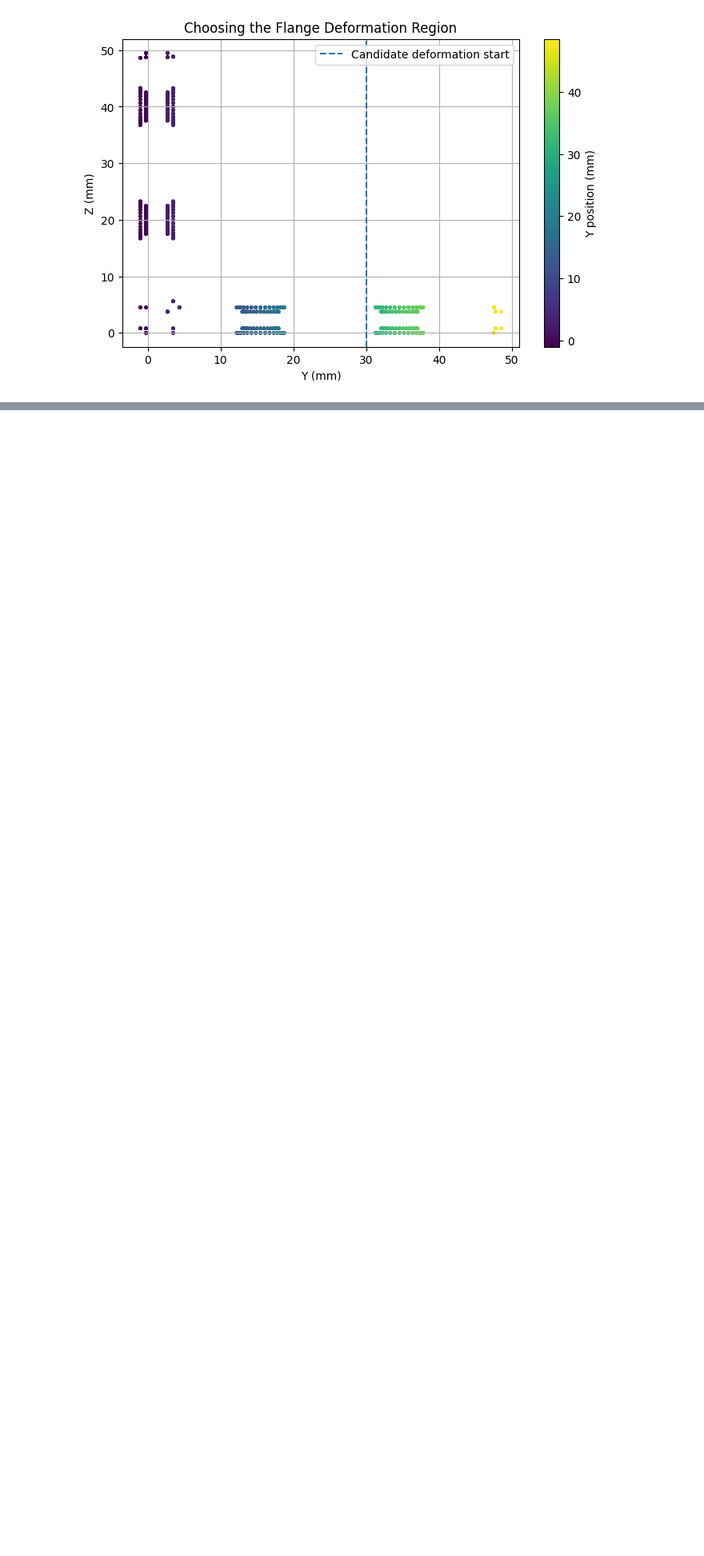
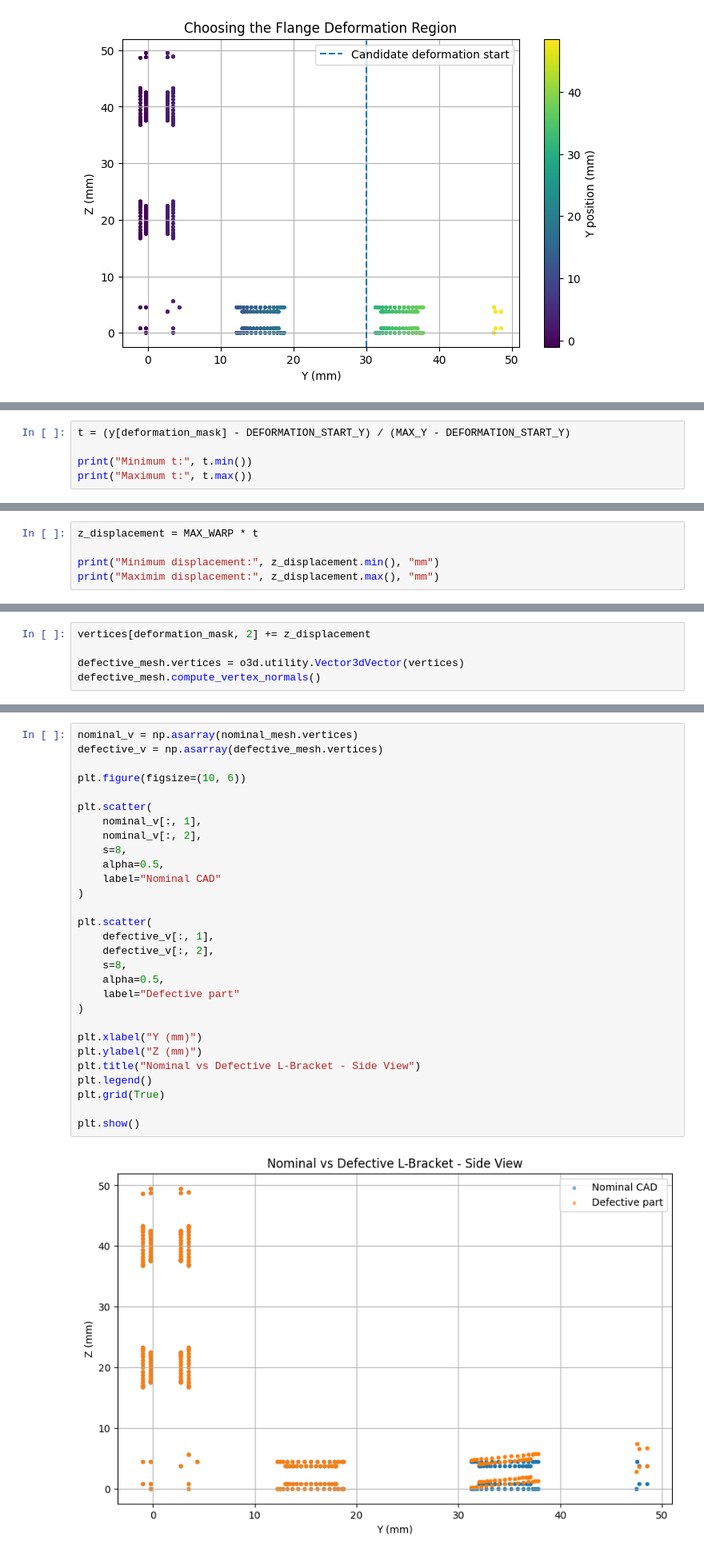
Before and after one commit to saiKelkar/Product_Oriented_Scan-to-CAD_Dimensional_Inspection_System, a Jupyter notebook: scan_to_cad.ipynb, the cells around one changed output, grey strips where cells are left out. Shown at 80% size. Drawn from its saved outputs; the diff is of its cells as text; blank space fills up the shorter version.

```diff
--- a/scan_to_cad.ipynb
+++ b/scan_to_cad.ipynb
@@ -286,0 +367,5 @@ plt.show()
+# %%
+t = (y[deformation_mask] - DEFORMATION_START_Y) / (MAX_Y - DEFORMATION_START_Y)
+
+print("Minimum t:", t.min())
+print("Maximum t:", t.max())
@@ -286,0 +375,5 @@ plt.show()
+# %%
+z_displacement = MAX_WARP * t
+
+print("Minimum displacement:", z_displacement.min(), "mm")
+print("Maximim displacement:", z_displacement.max(), "mm")
@@ -286,0 +383,5 @@ plt.show()
+# %%
+vertices[deformation_mask, 2] += z_displacement
+
+defective_mesh.vertices = o3d.utility.Vector3dVector(vertices)
+defective_mesh.compute_vertex_normals()
@@ -286,0 +406,31 @@ plt.show()
+# %%
+nominal_v = np.asarray(nominal_mesh.vertices)
+defective_v = np.asarray(defective_mesh.vertices)
+
+plt.figure(figsize=(10, 6))
+
+plt.scatter(
+    nominal_v[:, 1],
+    nominal_v[:, 2],
+    s=8,
+    alpha=0.5,
+    label="Nominal CAD"
+)
+
+plt.scatter(
+    defective_v[:, 1],
+    defective_v[:, 2],
+    s=8,
+    alpha=0.5,
+    label="Defective part"
+)
+
+plt.xlabel("Y (mm)")
+plt.ylabel("Z (mm)")
+plt.title("Nominal vs Defective L-Bracket - Side View")
+plt.legend()
+plt.grid(True)
+
+plt.show()
+# %% [output]
+[figure, added]
```
Also changed, not shown: parts of 34 cells of this notebook.
